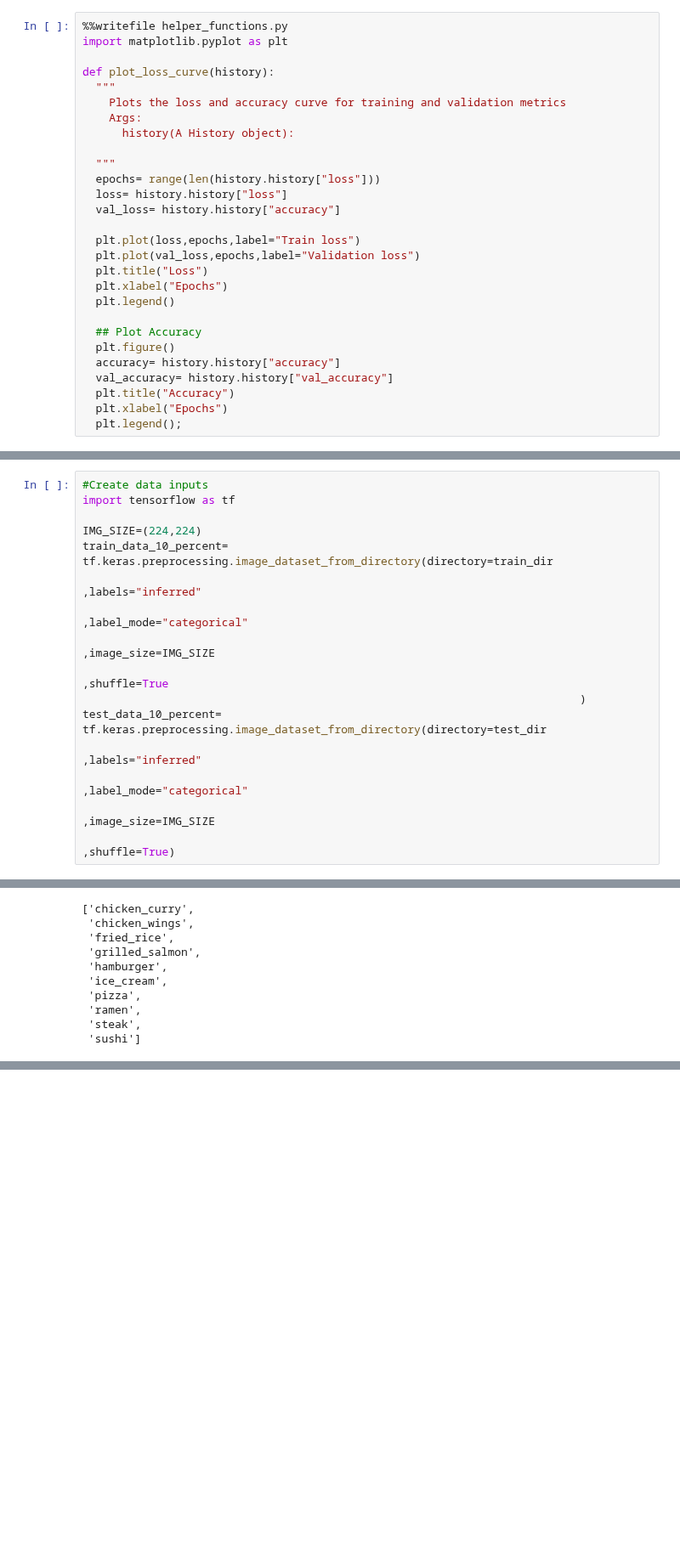
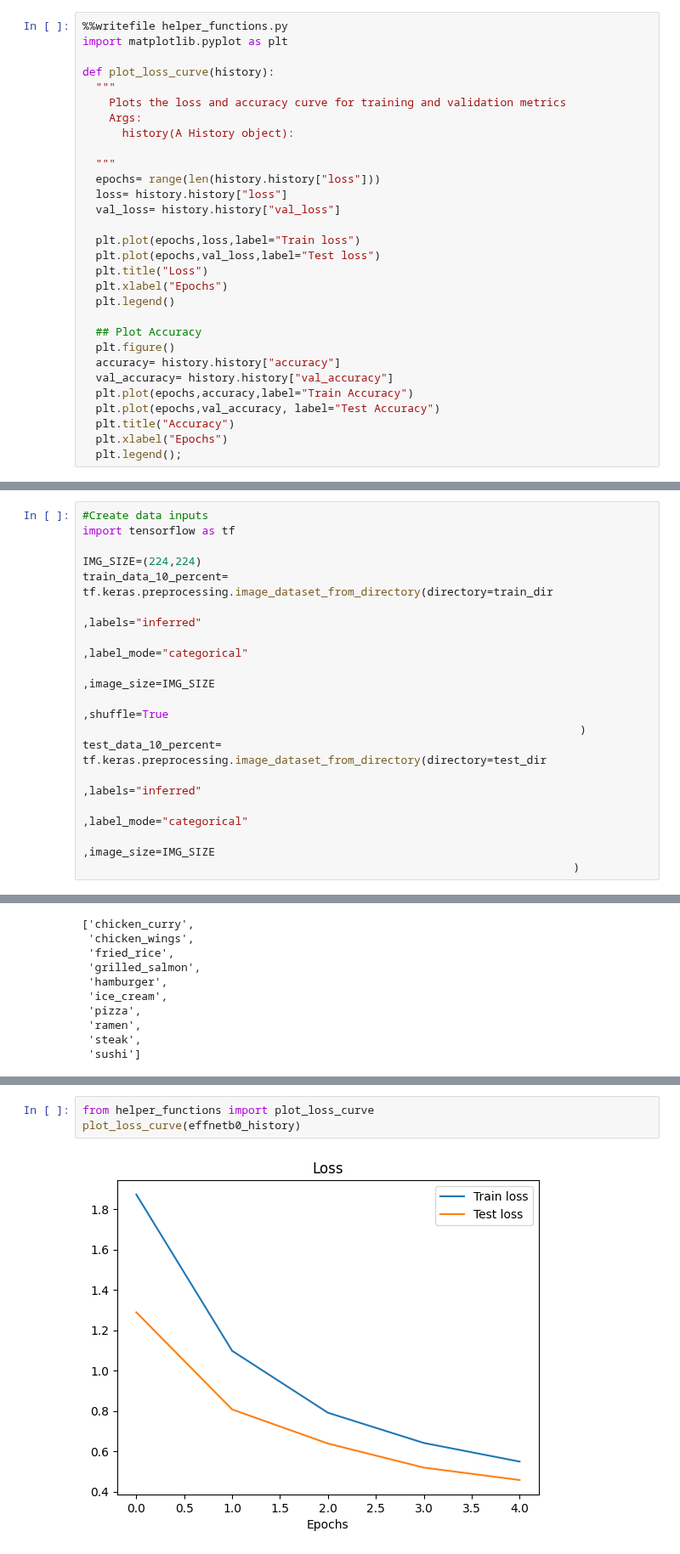
Before and after one commit to bikash119/learn_tensorflow, a Jupyter notebook: learn_tf_009.ipynb, the cells around one changed output, grey strips where cells are left out. Shown at 85% size. Cells and saved outputs as stored; diff of their text form; blank space fills up the shorter version.

```diff
--- a/learn_tf_009.ipynb
+++ b/learn_tf_009.ipynb
@@ -45,10 +42,10 @@ def plot_loss_curve(history):
   """
   epochs= range(len(history.history["loss"]))
   loss= history.history["loss"]
-  val_loss= history.history["accuracy"]
+  val_loss= history.history["val_loss"]
 
-  plt.plot(loss,epochs,label="Train loss")
-  plt.plot(val_loss,epochs,label="Validation loss")
+  plt.plot(epochs,loss,label="Train loss")
+  plt.plot(epochs,val_loss,label="Test loss")
   plt.title("Loss")
   plt.xlabel("Epochs")
   plt.legend()
@@ -57,6 +54,8 @@ def plot_loss_curve(history):
   plt.figure()
   accuracy= history.history["accuracy"]
   val_accuracy= history.history["val_accuracy"]
+  plt.plot(epochs,accuracy,label="Train Accuracy")
+  plt.plot(epochs,val_accuracy, label="Test Accuracy")
   plt.title("Accuracy")
   plt.xlabel("Epochs")
   plt.legend();
@@ -145,7 +144,7 @@ test_data_10_percent= tf.keras.preprocessing.image_dataset_from_directory(direct
                                                                           ,labels="inferred"
                                                                           ,label_mode="categorical"
                                                                           ,image_size=IMG_SIZE
-                                                                          ,shuffle=True)
+                                                                          )
 # %% [output]
 Found 750 files belonging to 10 classes.
 Found 750 files belonging to 10 classes.
@@ -231,0 +237,5 @@ Epoch 5/5
+# %%
+from helper_functions import plot_loss_curve
+plot_loss_curve(effnetb0_history)
+# %% [output]
+[figure, added]
```
Also changed, not shown: parts of 9 cells of this notebook.
